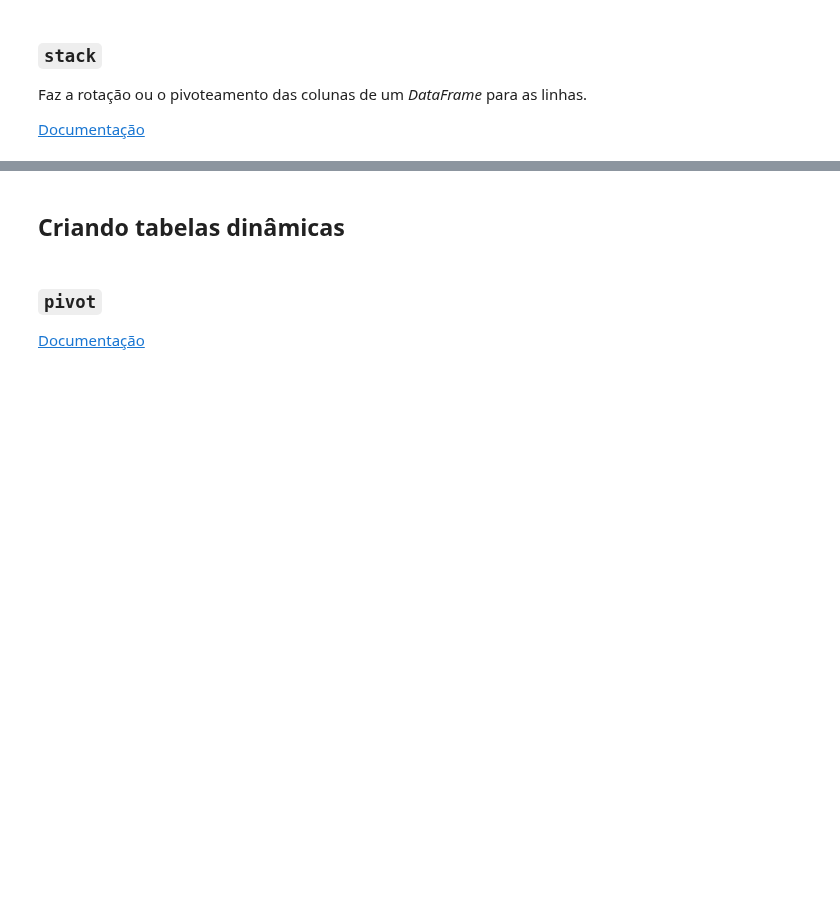
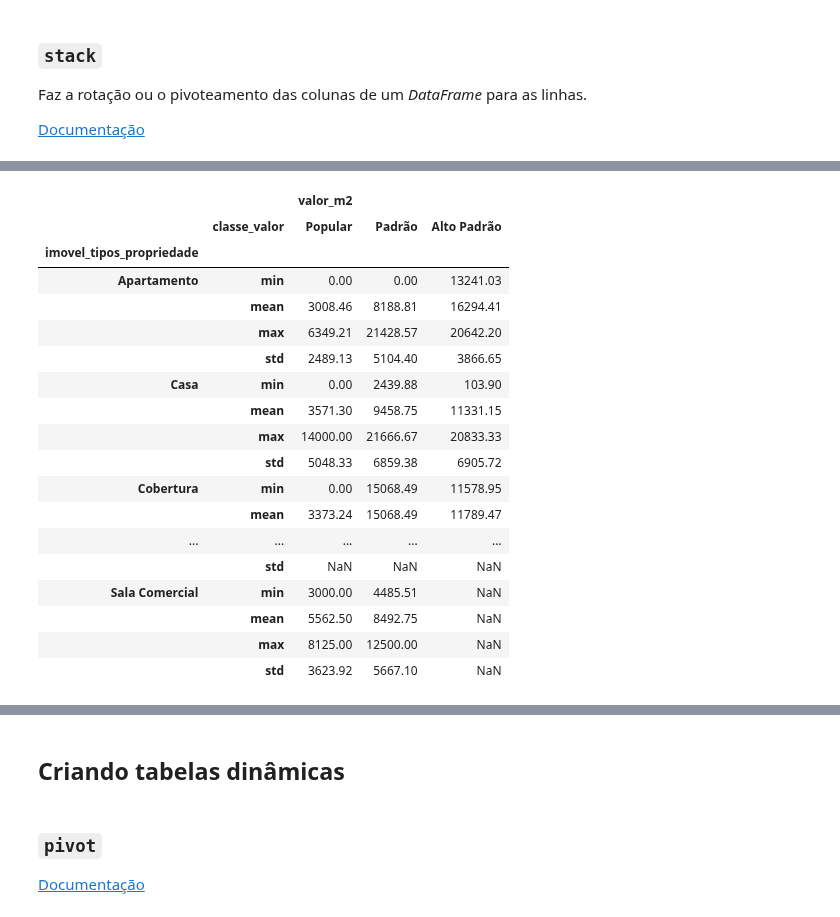
Before and after one commit to franciscojdsjr/Estudos-Python, a Jupyter notebook: Alura/Python_DataScience/Pandas_Avancado/stage1.1/Projeto.ipynb, the cells around one changed output, grey strips where cells are left out. Saved outputs shown, nothing was run; the diff lists cells and outputs as text; code cells hidden in the pictures; blank space fills up the shorter version.

```diff
--- a/Alura/Python_DataScience/Pandas_Avancado/stage1.1/Projeto.ipynb
+++ b/Alura/Python_DataScience/Pandas_Avancado/stage1.1/Projeto.ipynb
@@ -1011,0 +1287,24 @@ Faz a rotação ou o pivoteamento das colunas de um *DataFrame* para as linhas.
+# %%
+tabela_estatisitca = tabela_estatisitca.stack(dropna = False)
+# %%
+tabela_estatisitca.unstack(level = -2)
+# %% [output]
+|  |  | valor_m2 |  |  |
+|  | classe_valor | Popular | Padrão | Alto Padrão |
+| imovel_tipos_propriedade |  |  |  |  |
+| Apartamento | min | 0.00 | 0.00 | 13241.03 |
+|  | mean | 3008.46 | 8188.81 | 16294.41 |
+|  | max | 6349.21 | 21428.57 | 20642.20 |
+|  | std | 2489.13 | 5104.40 | 3866.65 |
+| Casa | min | 0.00 | 2439.88 | 103.90 |
+|  | mean | 3571.30 | 9458.75 | 11331.15 |
+|  | max | 14000.00 | 21666.67 | 20833.33 |
+|  | std | 5048.33 | 6859.38 | 6905.72 |
+| Cobertura | min | 0.00 | 15068.49 | 11578.95 |
+|  | mean | 3373.24 | 15068.49 | 11789.47 |
+| ... | ... | ... | ... | ... |
+|  | std | NaN | NaN | NaN |
+| Sala Comercial | min | 3000.00 | 4485.51 | NaN |
+|  | mean | 5562.50 | 8492.75 | NaN |
+|  | max | 8125.00 | 12500.00 | NaN |
+|  | std | 3623.92 | 5667.10 | NaN |
```
Also changed, not shown: parts of 29 cells of this notebook.
